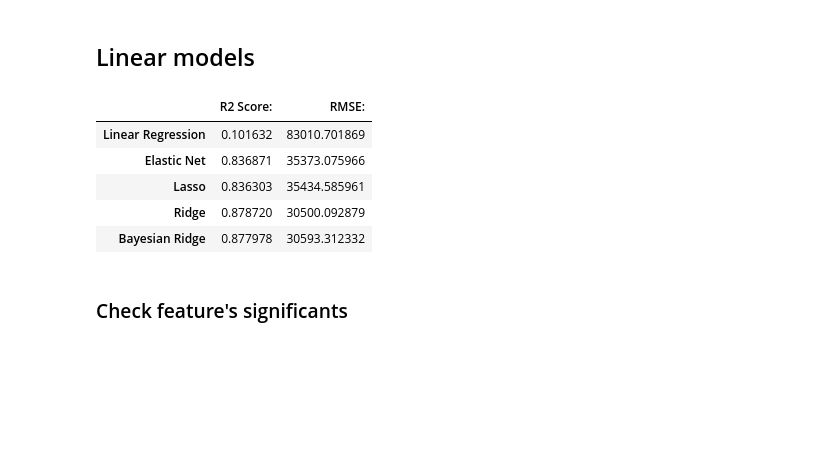
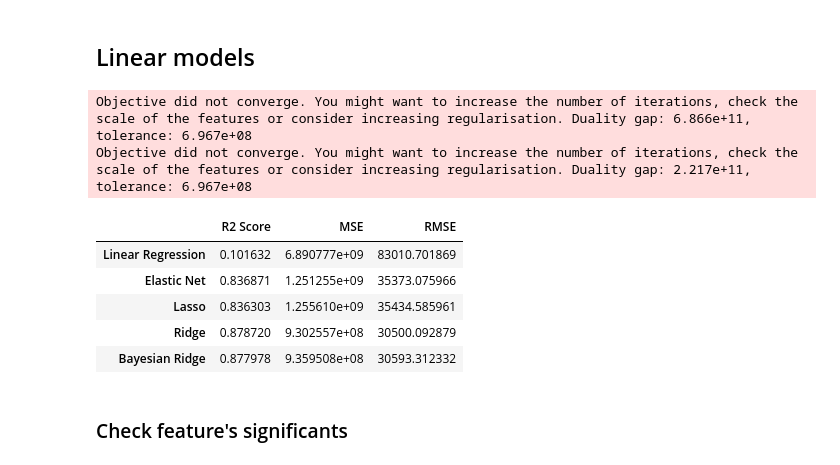
Before and after one commit to annwanginnt/Operation-Research, a Jupyter notebook: AIassignment2.ipynb, the cells around one changed output. Cells and saved outputs as stored; diff of their text form; code cells hidden in the pictures; blank space fills up the shorter version.

```diff
--- a/AIassignment2.ipynb
+++ b/AIassignment2.ipynb
@@ -124,40 +124,49 @@ X_train, X_test, y_train, y_test = train_test_split(X, y, test_size=0.2, random_
 # %%
 from sklearn.linear_model import LinearRegression, ElasticNet, Lasso, Ridge, BayesianRidge
 from sklearn.metrics import mean_squared_error, r2_score
 import numpy as np
 
 # create models
 models = {
     "Linear Regression": LinearRegression(),
     "Elastic Net": ElasticNet(),
     "Lasso": Lasso(),
     "Ridge": Ridge(),
     "Bayesian Ridge": BayesianRidge()
 }
 
 # create an empty storage for the performance
 
 model_performance ={}
 
+# store ridge predicted value for later use
+ridge_predictions = None
+
 # train model
 for name, model in models.items():
     model.fit(X_train, y_train)
     y_pred = model.predict(X_test)
+
+    if name == 'Ridge':
+        ridge_predictions = y_pred
+
     R2 = r2_score(y_test, y_pred)
     mse =mean_squared_error(y_test, y_pred)
     RMSE = np.sqrt(mse)
 
-    model_performance[name] = {'R2 Score:': R2, 'RMSE:':RMSE }
+    model_performance[name] = {'R2 Score': R2, 'MSE' : mse, 'RMSE':RMSE }
 
 model_performance_df = pd.DataFrame(model_performance).T
 model_performance_df
 # %% [output]
+Objective did not converge. You might want to increase the number of iterations, check the scale of the features or consider increasing regularisation. Duality gap: 6.866e+11, tolerance: 6.967e+08
+Objective did not converge. You might want to increase the number of iterations, check the scale of the features or consider increasing regularisation. Duality gap: 2.217e+11, tolerance: 6.967e+08
-|  | R2 Score: | RMSE: |
-| Linear Regression | 0.101632 | 83010.701869 |
-| Elastic Net | 0.836871 | 35373.075966 |
-| Lasso | 0.836303 | 35434.585961 |
-| Ridge | 0.878720 | 30500.092879 |
-| Bayesian Ridge | 0.877978 | 30593.312332 |
+|  | R2 Score | MSE | RMSE |
+| Linear Regression | 0.101632 | 6.890777e+09 | 83010.701869 |
+| Elastic Net | 0.836871 | 1.251255e+09 | 35373.075966 |
+| Lasso | 0.836303 | 1.255610e+09 | 35434.585961 |
+| Ridge | 0.878720 | 9.302557e+08 | 30500.092879 |
+| Bayesian Ridge | 0.877978 | 9.359508e+08 | 30593.312332 |
 # %% [markdown]
 ### Check feature's significants
 # %%
```
Also changed, not shown: parts of 17 cells of this notebook.
